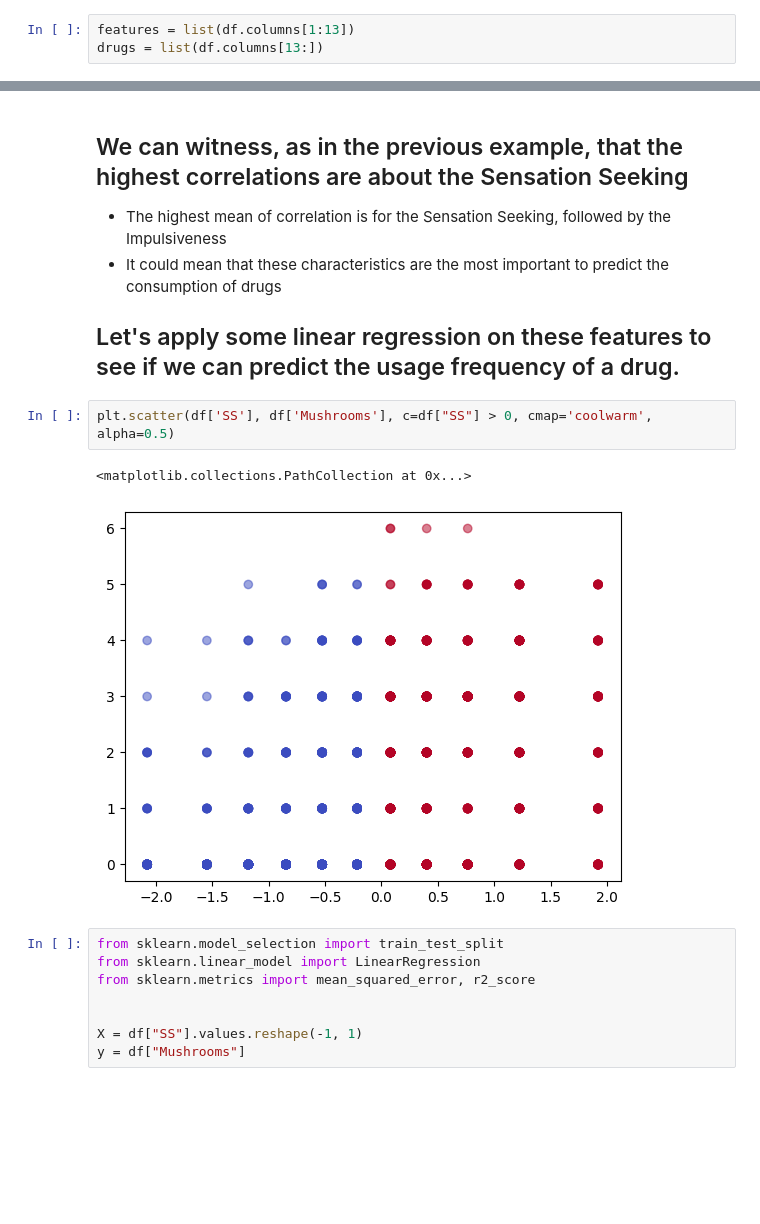
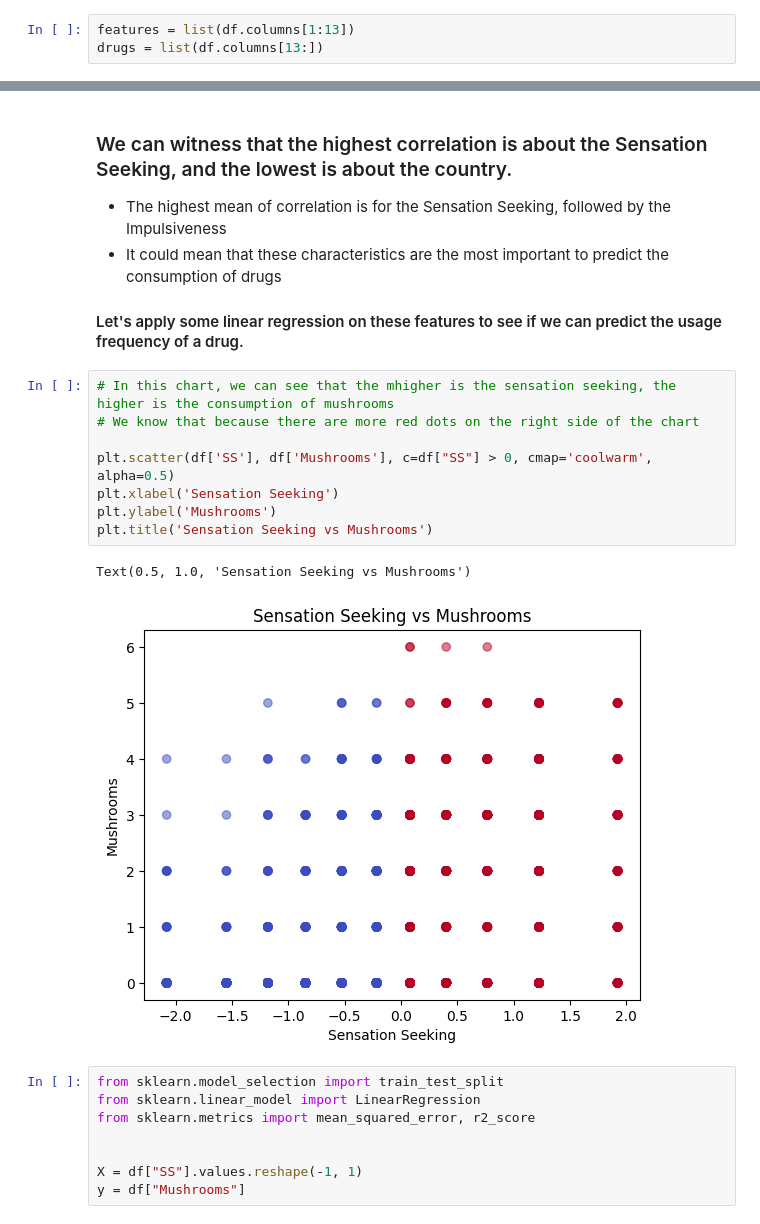
Before and after one commit to Rayanworkout/Predicting-Drug-Consumption, a Jupyter notebook: backend/notebooks/regression/linear.ipynb, the cells around one changed output, grey strips where cells are left out. Drawn from its saved outputs; the diff is of its cells as text; blank space fills up the shorter version.

```diff
--- a/backend/notebooks/regression/linear.ipynb
+++ b/backend/notebooks/regression/linear.ipynb
@@ -171,14 +204,20 @@ sorted_grouped_data
 # %% [markdown]
-## We can witness, as in the previous example, that the highest correlations are about the Sensation Seeking
+### We can witness that the highest correlation is about the Sensation Seeking, and the lowest is about the country.
 - The highest mean of correlation is for the Sensation Seeking, followed by the Impulsiveness
 - It could mean that these characteristics are the most important to predict the consumption of drugs
 
-## Let's apply some linear regression  on these features to see if we can predict the usage frequency of a drug.
+#### Let's apply some linear regression  on these features to see if we can predict the usage frequency of a drug.
-# %%
-plt.scatter(df['SS'], df['Mushrooms'], c=df["SS"] > 0, cmap='coolwarm', alpha=0.5)
-# %% [output]
-<matplotlib.collections.PathCollection at 0x...>
-[figure, removed]
+# %%
+# In this chart, we can see that the mhigher is the sensation seeking, the higher is the consumption of mushrooms
+# We know that because there are more red dots on the right side of the chart
+
+plt.scatter(df['SS'], df['Mushrooms'], c=df["SS"] > 0, cmap='coolwarm', alpha=0.5)
+plt.xlabel('Sensation Seeking')
+plt.ylabel('Mushrooms')
+plt.title('Sensation Seeking vs Mushrooms')
+# %% [output]
+Text(0.5, 1.0, 'Sensation Seeking vs Mushrooms')
+[figure, added]
 # %%
 from sklearn.model_selection import train_test_split
 from sklearn.linear_model import LinearRegression
```
Also changed, not shown: parts of 8 cells of this notebook.
